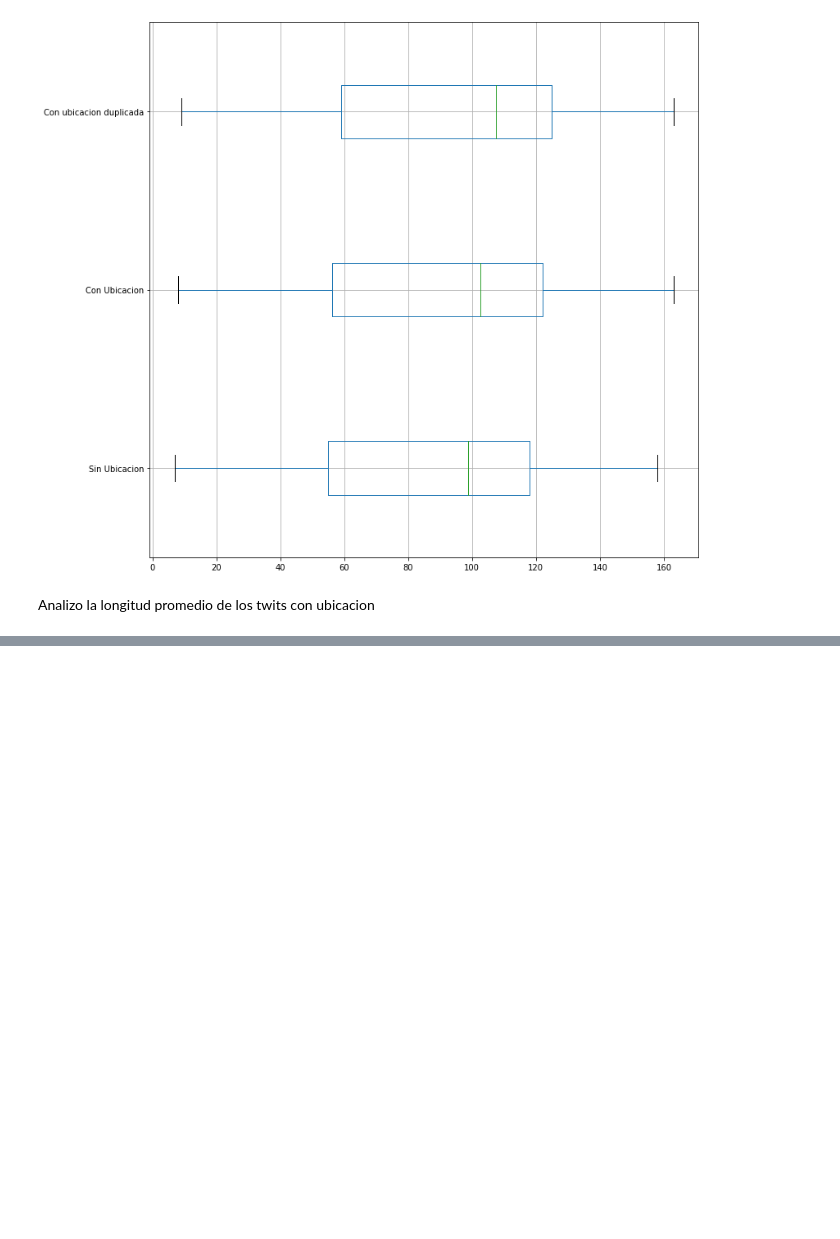
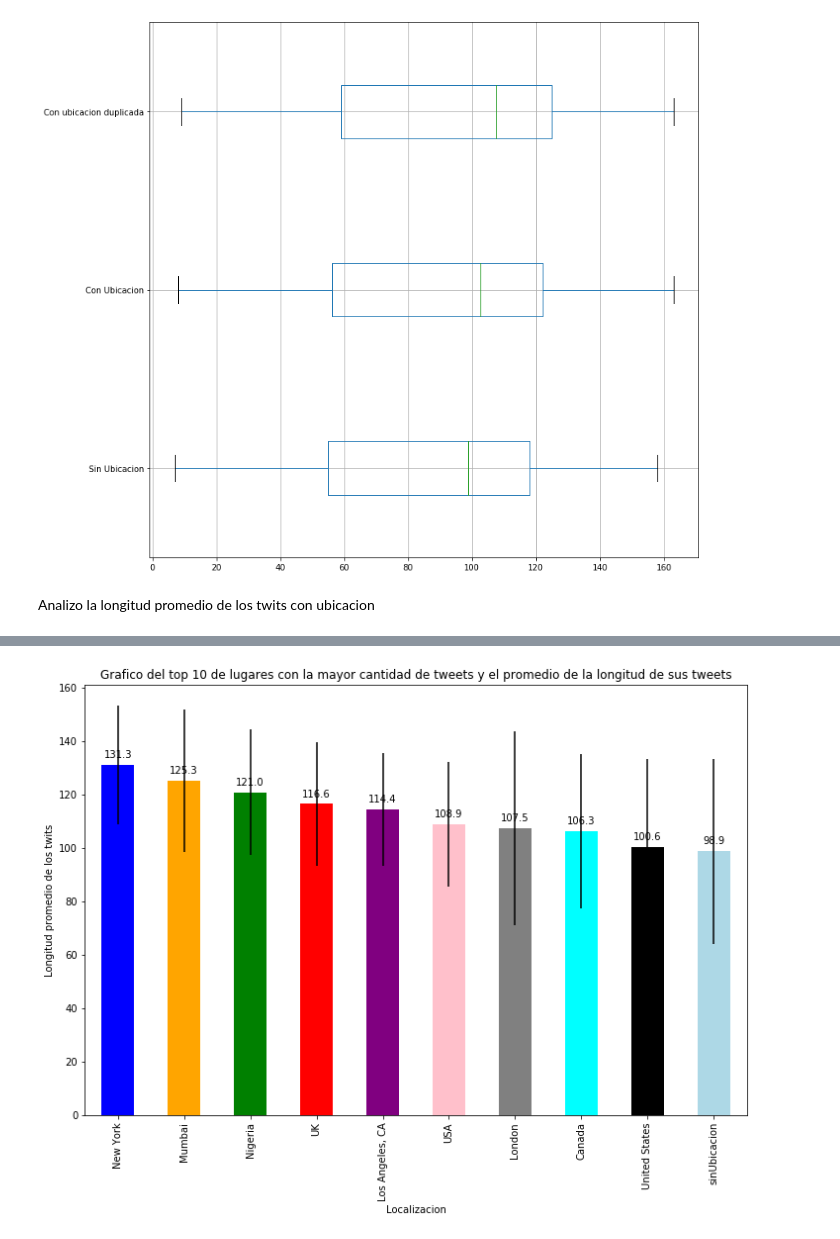
Before and after one commit to NicolasRFL/OrgaDatosTP, a Jupyter notebook: LocationIncompleto.ipynb, the cells around one changed output, grey strips where cells are left out. Drawn from its saved outputs; the diff is of its cells as text; code cells hidden in the pictures; blank space fills up the shorter version.

```diff
--- a/LocationIncompleto.ipynb
+++ b/LocationIncompleto.ipynb
@@ -184,0 +168,3 @@ sinUbicacion.groupby('id')['longitudTweet'].agg(['min','max','mean'])
+# %%
+datos['location'].fillna(value='sinUbicacion',inplace=True)
+datos['location'].value_counts()
@@ -184,0 +184,3 @@ sinUbicacion.groupby('id')['longitudTweet'].agg(['min','max','mean'])
+# %%
+grouped = datos[datos.duplicated(subset=['location'],keep=False)].groupby('location').agg({'longitudTweet':['mean','max','min','std','sum']}).longitudTweet.sort_values(by=['sum'],ascending=False)
+grouped.head(10)
@@ -184,0 +200,54 @@ sinUbicacion.groupby('id')['longitudTweet'].agg(['min','max','mean'])
+# %%
+ax = grouped.head(10)['mean'].sort_values(ascending=False).plot.bar(figsize=(12, 8),yerr=(grouped.head(10)['std']),
+        color=['blue','orange','green','red','purple','pink','gray','cyan','k','lightblue','yellow','teal','lime'],
+        title='Grafico del top 10 de lugares con la mayor cantidad de tweets y el promedio de la longitud de sus tweets')
+ax.set_xlabel('Localizacion')
+ax.set_ylabel('Longitud promedio de los twits')
+
+def add_value_labels(ax, spacing=5):
+    """Add labels to the end of each bar in a bar chart.
+
+    Arguments:
+        ax (matplotlib.axes.Axes): The matplotlib object containing the axes
+            of the plot to annotate.
+        spacing (int): The distance between the labels and the bars.
+    """
+
+    # For each bar: Place a label
+    for rect in ax.patches:
+        # Get X and Y placement of label from rect.
+        y_value = rect.get_height()
+        x_value = rect.get_x() + rect.get_width() / 2
+
+        # Number of points between bar and label. Change to your liking.
+        space = spacing
+        # Vertical alignment for positive values
+        va = 'bottom'
+
+        # If value of bar is negative: Place label below bar
+        if y_value < 0:
+            # Invert space to place label below
+            space *= -1
+            # Vertically align label at top
+            va = 'top'
+
+        # Use Y value as label and format number with one decimal place
+        label = "{:.1f}".format(y_value)
+
+        # Create annotation
+        ax.annotate(
+            label,                      # Use `label` as label
+            (x_value, y_value),         # Place label at end of the bar
+            xytext=(0, space),          # Vertically shift label by `space`
+            textcoords="offset points", # Interpret `xytext` as offset in points
+            ha='center',                # Horizontally center label
+            va=va)                      # Vertically align label differently for
+                                        # positive and negative values.
+
+
+# Call the function above. All the magic happens there.
+add_value_labels(ax)
+
+plt.savefig("image.png")
+# %% [output]
+[figure, added]
```
Also changed, not shown: parts of 11 cells of this notebook.
